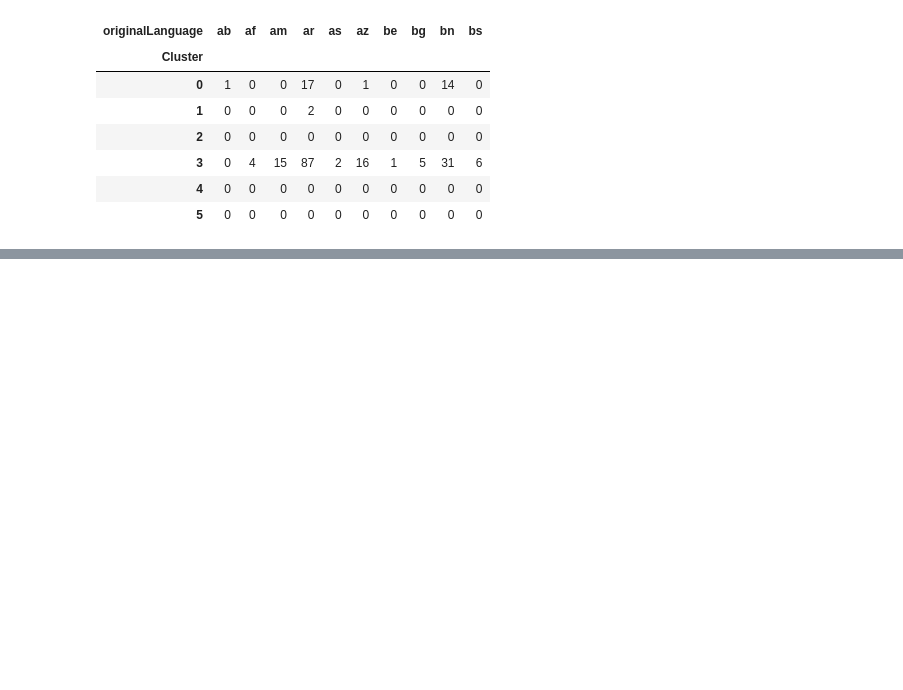
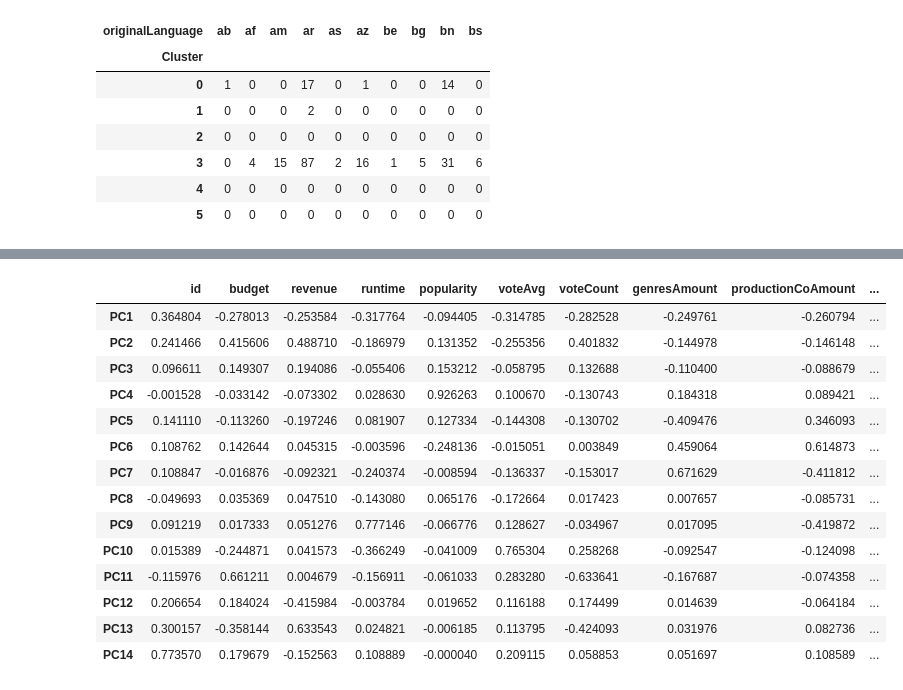
Before and after one commit to Palasuwu/Lab02Nosupervisado, a Jupyter notebook: Lab04.ipynb, the cells around one changed output, grey strips where cells are left out. Drawn from its saved outputs; the diff is of its cells as text; code cells hidden in the pictures; blank space fills up the shorter version.

```diff
--- a/Lab04.ipynb
+++ b/Lab04.ipynb
@@ -148,0 +223,24 @@ Tablas de frecuencia (Variable Categórica: originalLanguage):
+# %%
+components_df = pd.DataFrame(
+    pca.components_,
+    columns=numeric_cols,
+    index=[f"PC{i+1}" for i in range(len(numeric_cols))]
+)
+
+components_df
+# %% [output]
+|  | id | budget | revenue | runtime | popularity | voteAvg | voteCount | genresAmount | productionCoAmount | ... |
+| PC1 | 0.364804 | -0.278013 | -0.253584 | -0.317764 | -0.094405 | -0.314785 | -0.282528 | -0.249761 | -0.260794 | ... |
+| PC2 | 0.241466 | 0.415606 | 0.488710 | -0.186979 | 0.131352 | -0.255356 | 0.401832 | -0.144978 | -0.146148 | ... |
+| PC3 | 0.096611 | 0.149307 | 0.194086 | -0.055406 | 0.153212 | -0.058795 | 0.132688 | -0.110400 | -0.088679 | ... |
+| PC4 | -0.001528 | -0.033142 | -0.073302 | 0.028630 | 0.926263 | 0.100670 | -0.130743 | 0.184318 | 0.089421 | ... |
+| PC5 | 0.141110 | -0.113260 | -0.197246 | 0.081907 | 0.127334 | -0.144308 | -0.130702 | -0.409476 | 0.346093 | ... |
+| PC6 | 0.108762 | 0.142644 | 0.045315 | -0.003596 | -0.248136 | -0.015051 | 0.003849 | 0.459064 | 0.614873 | ... |
+| PC7 | 0.108847 | -0.016876 | -0.092321 | -0.240374 | -0.008594 | -0.136337 | -0.153017 | 0.671629 | -0.411812 | ... |
+| PC8 | -0.049693 | 0.035369 | 0.047510 | -0.143080 | 0.065176 | -0.172664 | 0.017423 | 0.007657 | -0.085731 | ... |
+| PC9 | 0.091219 | 0.017333 | 0.051276 | 0.777146 | -0.066776 | 0.128627 | -0.034967 | 0.017095 | -0.419872 | ... |
+| PC10 | 0.015389 | -0.244871 | 0.041573 | -0.366249 | -0.041009 | 0.765304 | 0.258268 | -0.092547 | -0.124098 | ... |
+| PC11 | -0.115976 | 0.661211 | 0.004679 | -0.156911 | -0.061033 | 0.283280 | -0.633641 | -0.167687 | -0.074358 | ... |
+| PC12 | 0.206654 | 0.184024 | -0.415984 | -0.003784 | 0.019652 | 0.116188 | 0.174499 | 0.014639 | -0.064184 | ... |
+| PC13 | 0.300157 | -0.358144 | 0.633543 | 0.024821 | -0.006185 | 0.113795 | -0.424093 | 0.031976 | 0.082736 | ... |
+| PC14 | 0.773570 | 0.179679 | -0.152563 | 0.108889 | -0.000040 | 0.209115 | 0.058853 | 0.051697 | 0.108589 | ... |
```
Also changed, not shown: parts of 8 cells of this notebook.
